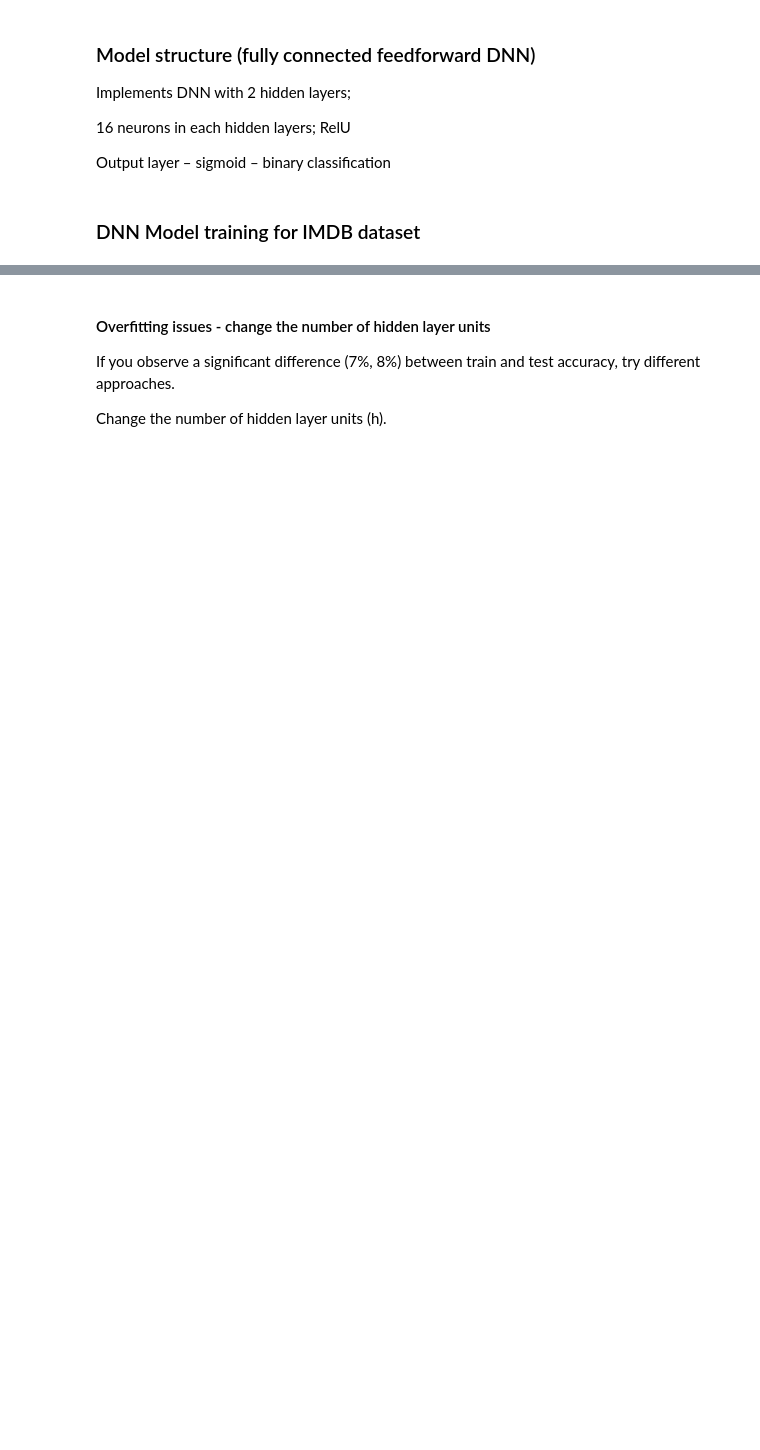
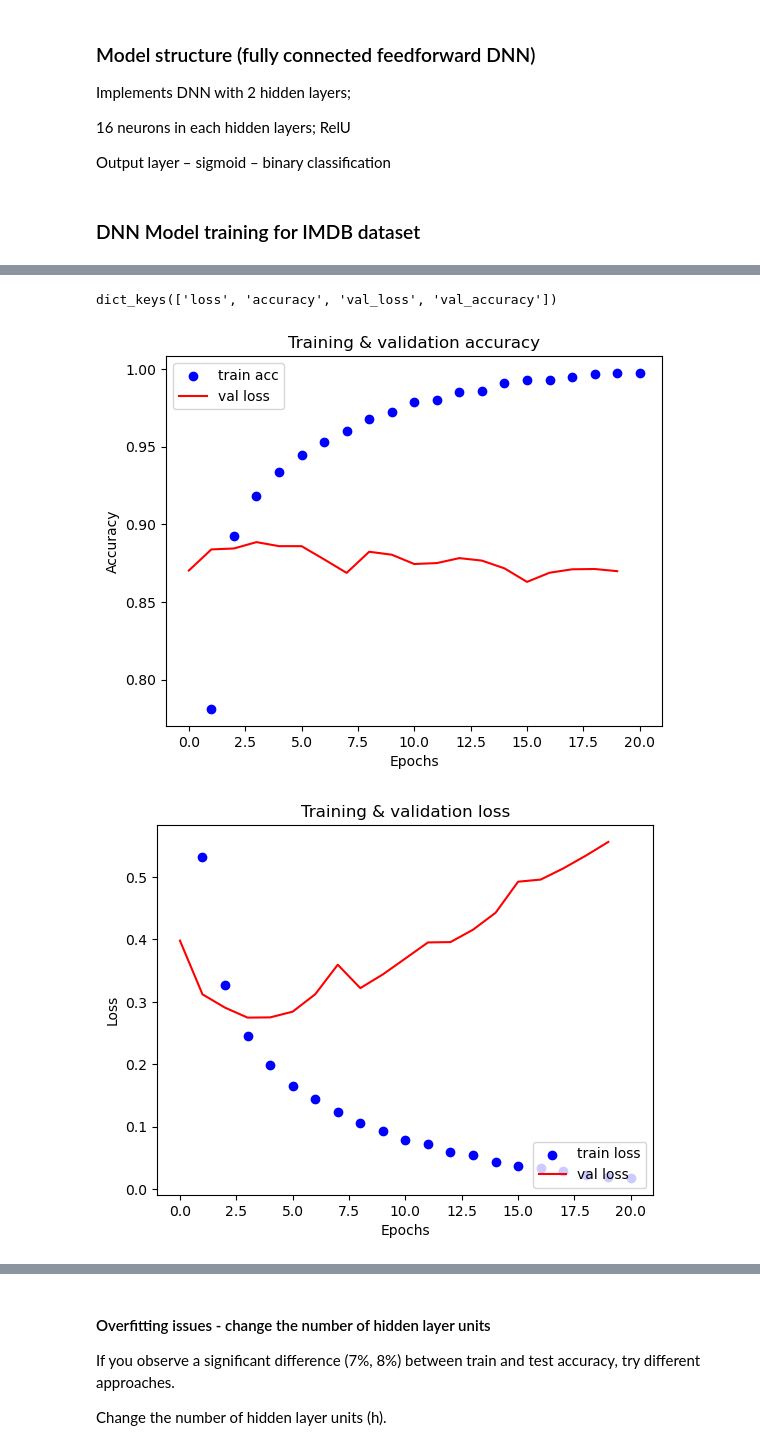
Before and after one commit to renanaferreira/CAA-repository, a Jupyter notebook: Lab3/DNN_classifier_exs.ipynb, the cells around one changed output, grey strips where cells are left out. Drawn from its saved outputs; the diff is of its cells as text; code cells hidden in the pictures; blank space fills up the shorter version.

```diff
--- a/Lab3/DNN_classifier_exs.ipynb
+++ b/Lab3/DNN_classifier_exs.ipynb
@@ -170,17 +289,21 @@ model = ?
 # Compile the model with optimizer (RMSprop),
 # loss function (binary_crossentropy ) and error metric (accuracy)
 
-?
+model.compile(optimizer='rmsprop',
+                loss='binary_crossentropy',
+                metrics=['accuracy'])
 
 #Split train data into:
 # validation data (the first 10000 reviews in x_train)
 # train data (the remaining reviews in x_train )
 
-x_val =
-y_val =
+x_val = x_train[:10000]
+y_val = y_train[:10000]
 
-partial_x_train =
-partial_y_train =
+partial_x_train = x_train[10000:]
+partial_y_train = y_train[10000:]
 
 #Fit the model with partial train data and validation data
 #(check model.fit function of keras)
+epochs = 20
+history = model.fit(x=partial_x_train, y=partial_y_train, validation_data=(x_val, y_val), epochs=epochs, batch_size=512)
@@ -193,2 +334,29 @@ Plot results similar to the figures below.
+# %%
+import matplotlib.pyplot as plt
+
+## show history keys
+print(history.history.keys())
+
+# plot acc
+plt.scatter(range(1, epochs+1), history.history['accuracy'], c="b")
+plt.plot(history.history['val_accuracy'], c="r")
+plt.title("Training & validation accuracy")
+plt.ylabel("Accuracy")
+plt.xlabel("Epochs")
+plt.legend(["train acc", "val loss"], loc="upper left")
+plt.show()
+
+# plot loss
+plt.scatter(range(1, epochs+1), history.history['loss'], c="b")
+plt.plot(history.history['val_loss'], c="r")
+plt.title("Training & validation loss")
+plt.ylabel("Loss")
+plt.xlabel("Epochs")
+plt.legend(["train loss","val loss"], loc="lower right")
+plt.show()
+# %% [output]
+dict_keys(['loss', 'accuracy', 'val_loss', 'val_accuracy'])
+[figure, added]
+[figure, added]
 # %%
 # Predict test data
```
Also changed, not shown: parts of 20 cells of this notebook.
